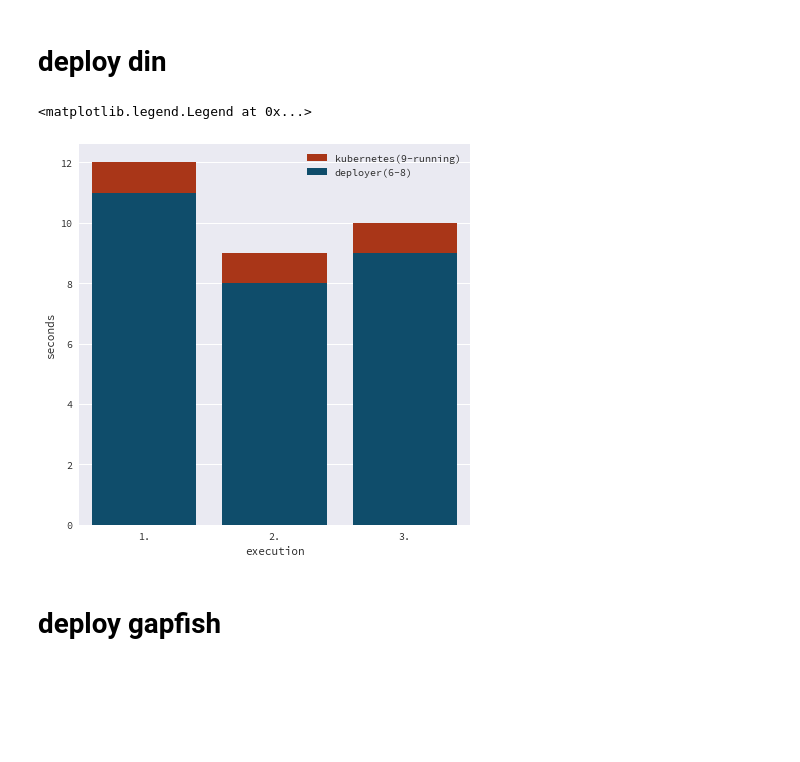
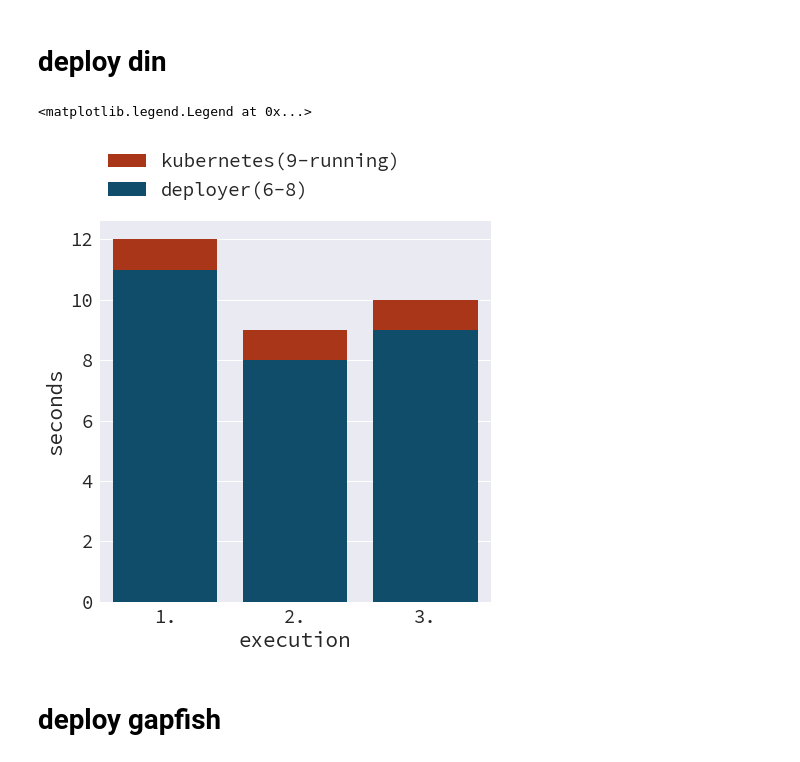
Before and after one commit to schasse/mastersthesis, a Jupyter notebook: figures/plots.ipynb, the cells around one changed output. Saved outputs shown, nothing was run; the diff lists cells and outputs as text; code cells hidden in the pictures; blank space fills up the shorter version.

Commit message:
add figures to document

```diff
--- a/figures/plots.ipynb
+++ b/figures/plots.ipynb
@@ -6,7 +6,7 @@ import matplotlib.pyplot as plt
 import seaborn as sns
 %matplotlib inline
 # %%
-sns.set(rc={'figure.figsize':(7,7)})
+sns.set(rc={'figure.figsize':(7,7)},font_scale=1.9)
 sns.set_style('darkgrid', {'font.sans-serif': ['Source Code Pro']})
 one = '#00527aff'
 two = '#c18c00ff'
@@ -24,11 +24,11 @@ df = pd.DataFrame([
 # %%
 sns.barplot(x="exec", y="2", data=df, color=three, label='kubernetes(9-running)')
 ax = sns.barplot(x="exec", y="1", data=df, color=one, label='deployer(6-8)')
 ax.set(xlabel='execution', ylabel='seconds')
-ax.legend()
+ax.legend(bbox_to_anchor=(0, 1.20), loc=2, borderaxespad=0.)
 # %% [output]
 <matplotlib.legend.Legend at 0x...>
-[figure, old version]
+[figure, new version]
 # %% [markdown]
 # deploy gapfish
 # %%
```
Also changed, not shown: parts of 5 cells of this notebook, 9 other files.
